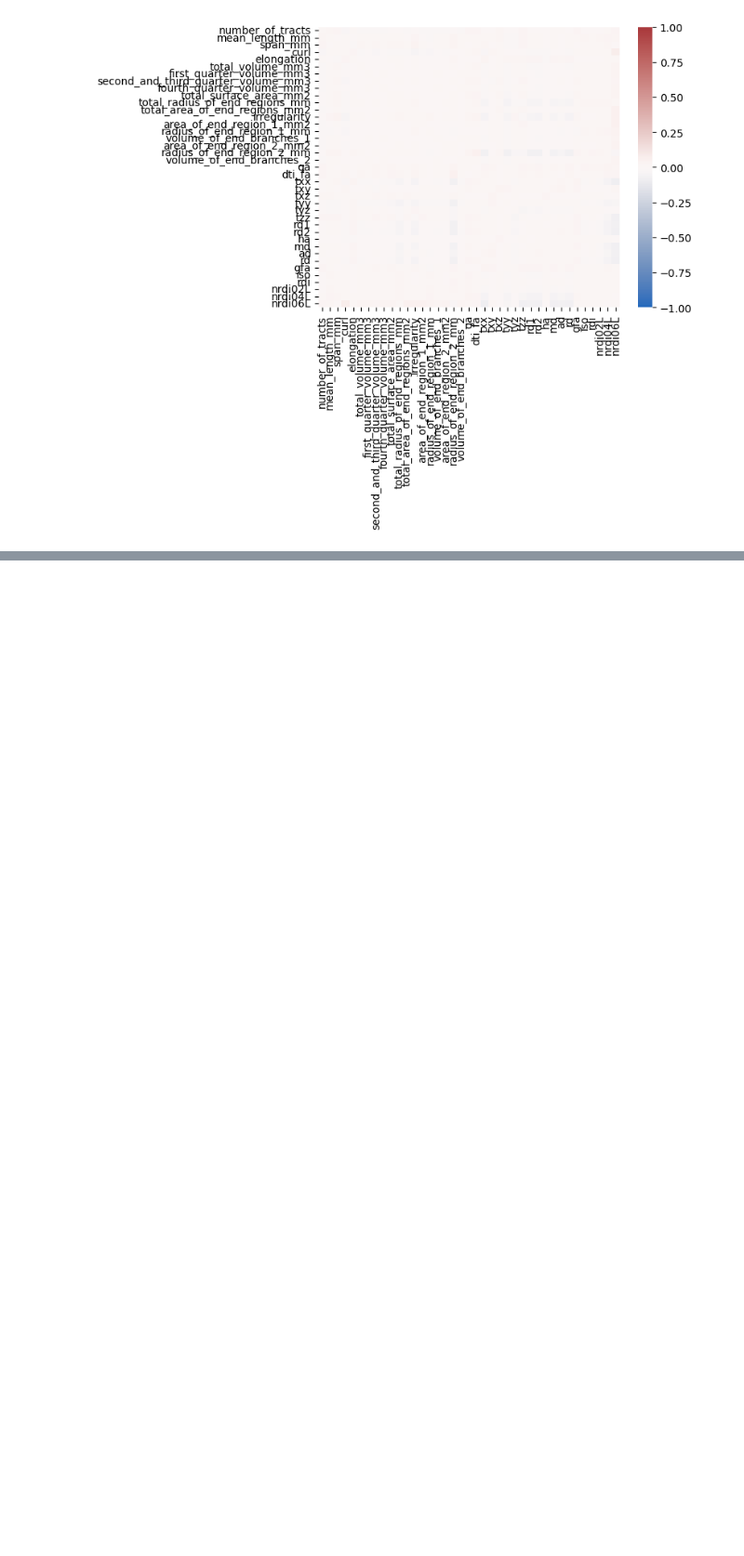
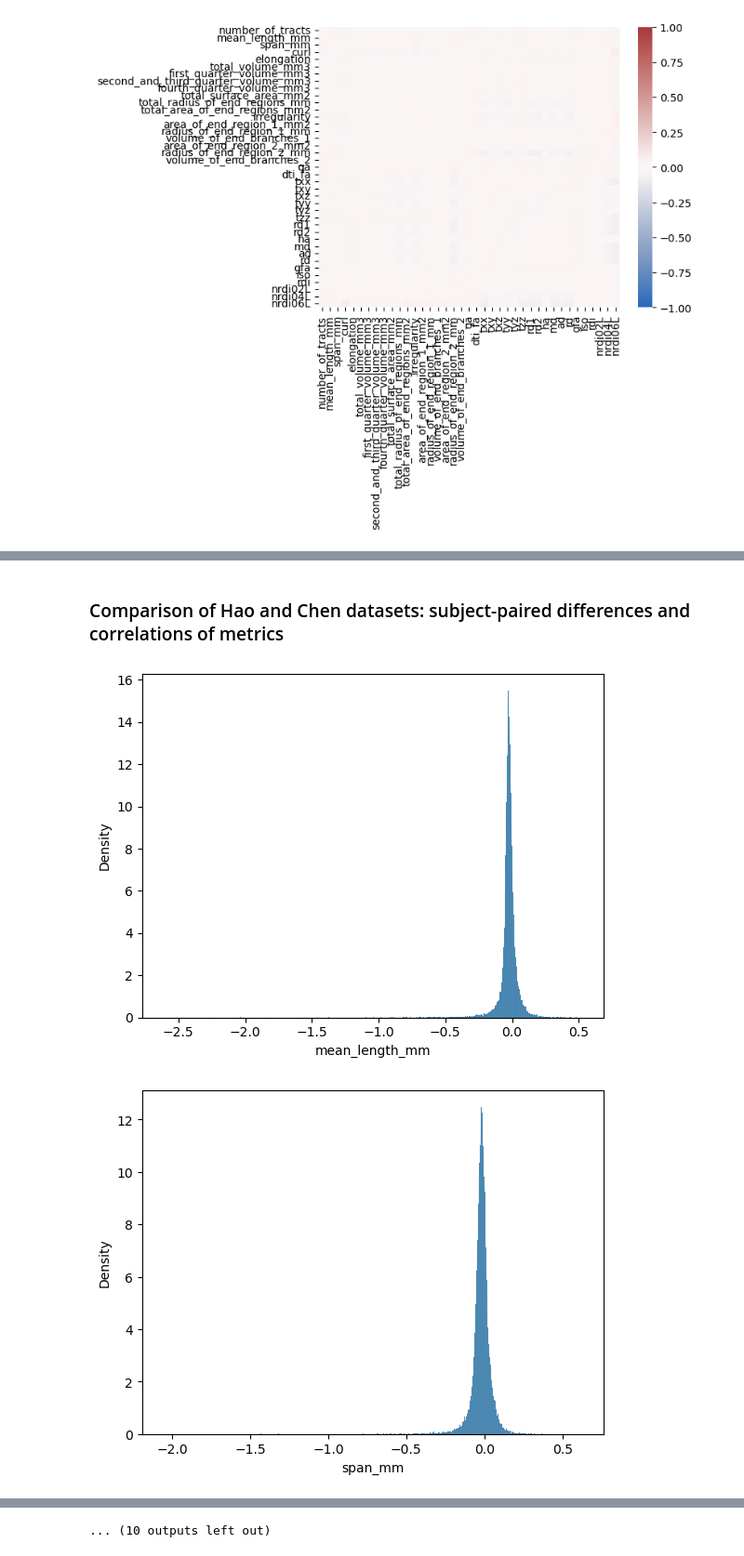
Before and after one commit to PennLINC/macedo_tracometry, a Jupyter notebook: code/abcd_data_autotrack_analysis.ipynb, the cells around one changed output, grey strips where cells are left out. Shown at 93% size. Drawn from its saved outputs; the diff is of its cells as text; code cells hidden in the pictures; blank space fills up the shorter version.

```diff
--- a/code/abcd_data_autotrack_analysis.ipynb
+++ b/code/abcd_data_autotrack_analysis.ipynb
@@ -195,3 +152,42 @@ def anova(df):
 # anova(chen[metrics])
 # %%
 # anova(hao[metrics])
+# %%
+merged = pd.merge(hao, chen, on=["subject_id", "bundle_name"])
+# %%
+metrics = ['mean_length_mm',
+                 'span_mm',
+                 'curl',
+                 'elongation',
+                 'total_volume_mm3',
+                 'first_quarter_volume_mm3',
+                 'second_and_third_quarter_volume_mm3',
+                 'fourth_quarter_volume_mm3',
+                 'total_surface_area_mm2',
+                 'total_radius_of_end_regions_mm',
+                 'total_area_of_end_regions_mm2',
+                 'irregularity',
+                 'area_of_end_region_1_mm2',
+                 'radius_of_end_region_1_mm',
+                 'volume_of_end_branches_1',
+                 'area_of_end_region_2_mm2',
+                 'radius_of_end_region_2_mm',
+                 'volume_of_end_branches_2',
+                 'qa','dti_fa',
+                 'txx','txy','txz','tyy','tyz','tzz',
+                 'rd1','rd2','ha','md','ad','rd',
+                 'gfa','iso','rdi',
+                 'nrdi02L','nrdi04L','nrdi06L']
+# %% [markdown]
+### Comparison of Hao and Chen datasets: subject-paired differences and correlations of metrics
+# %%
+for metric in metrics:
+    diff = (merged[metric + "_x"] - merged[metric + "_y"])/merged[metric + "_x"]
+    merged[metric + "Diff"] = diff
+# %%
+for col in metrics:
+    sns.histplot(data=merged, x=col+"Diff", stat="density")
+    plt.show()
+# %% [output]
+[figure, added]
+[figure, added]
@@ -197,0 +204 @@ def anova(df):
+... (10 outputs left out)
```
Also changed, not shown: parts of 5 cells of this notebook, 1 other file.
